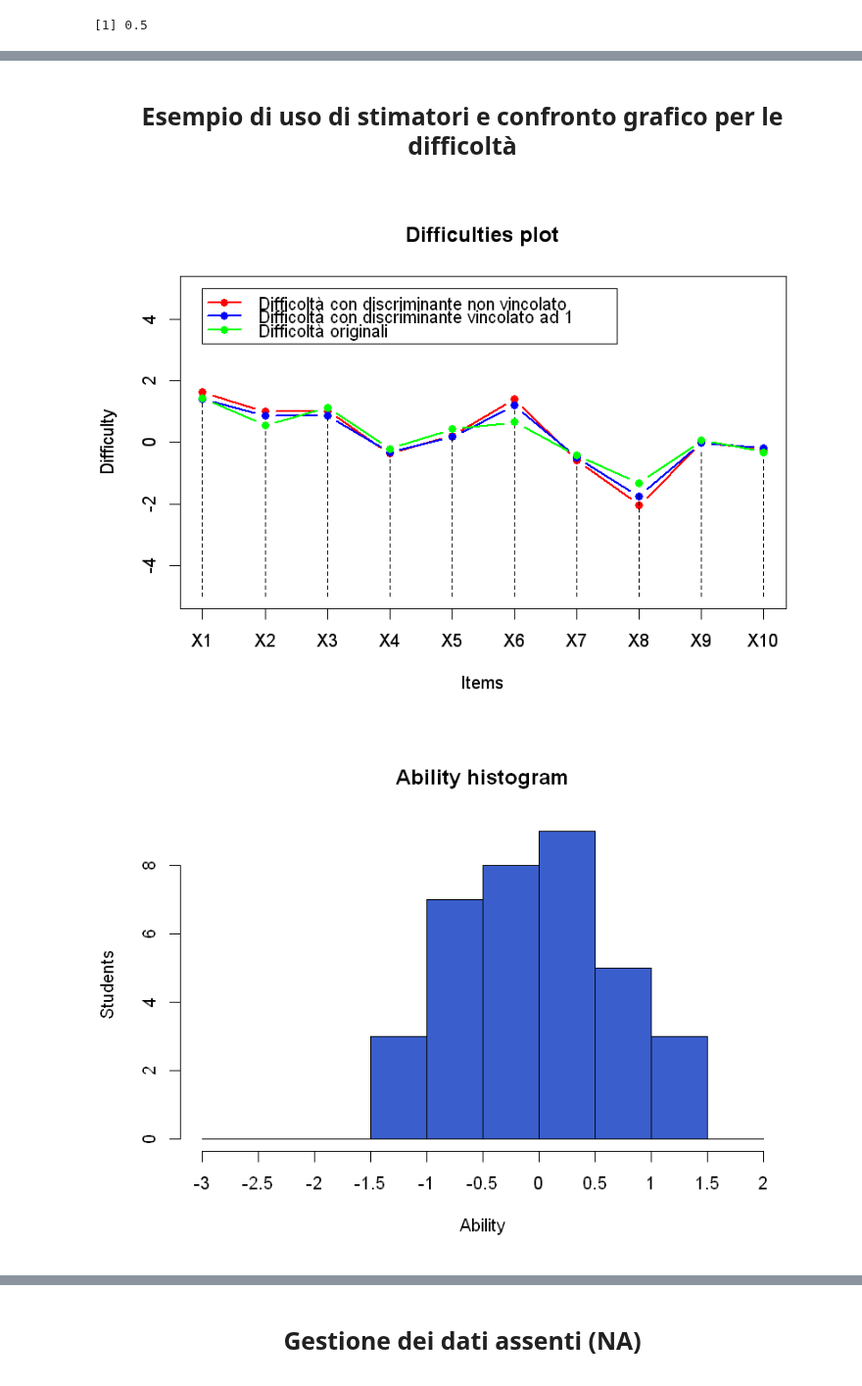
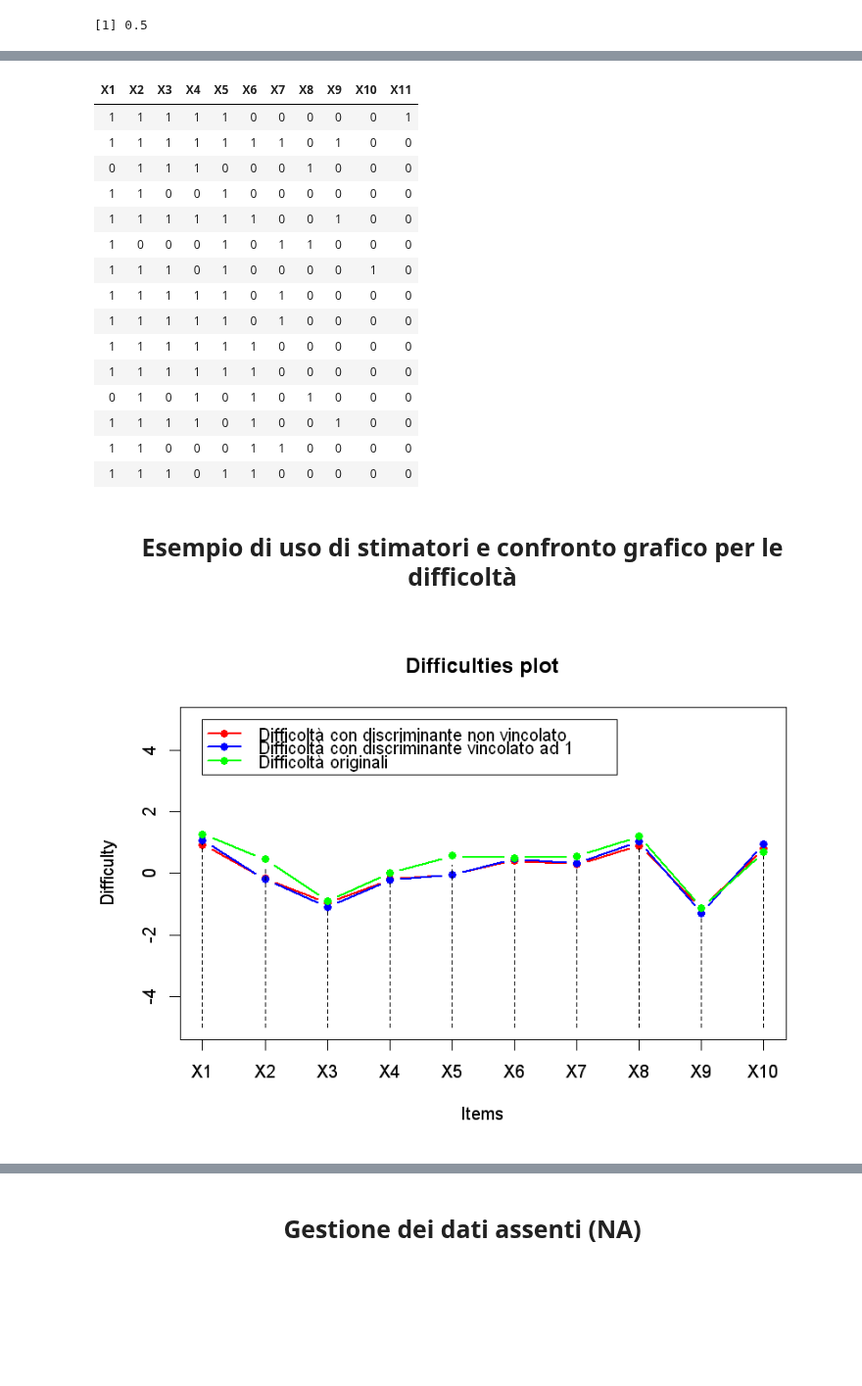
Before and after one commit to MarcoCordoni95/TesiTriennale-ItemResponseTheory, a Jupyter notebook: IRT.ipynb, the cells around one changed output, grey strips where cells are left out. Shown at 98% size. Cells and saved outputs as stored; diff of their text form; code cells hidden in the pictures; blank space fills up the shorter version.

```diff
--- a/IRT.ipynb
+++ b/IRT.ipynb
@@ -93,3 +107,28 @@ showProbabilities(df = cp)
+# %%
+# Se assumessi una abilità costante e un livello di difficoltà crescente otterrei una tabella con
+# un maggior numero di 1 nelle prime colonne perchè è più facile superare gli esercizi
+
+vectDiff <- seq(from = -3, to = 3, by = 0.6)
+vectAbil <- rep(0, times = 15)
+
+generateDichot(diff = vectDiff, abil = vectAbil)
+# %% [output]
+| X1 | X2 | X3 | X4 | X5 | X6 | X7 | X8 | X9 | X10 | X11 |
+| 1 | 1 | 1 | 1 | 1 | 0 | 0 | 0 | 0 | 0 | 1 |
+| 1 | 1 | 1 | 1 | 1 | 1 | 1 | 0 | 1 | 0 | 0 |
+| 0 | 1 | 1 | 1 | 0 | 0 | 0 | 1 | 0 | 0 | 0 |
+| 1 | 1 | 0 | 0 | 1 | 0 | 0 | 0 | 0 | 0 | 0 |
+| 1 | 1 | 1 | 1 | 1 | 1 | 0 | 0 | 1 | 0 | 0 |
+| 1 | 0 | 0 | 0 | 1 | 0 | 1 | 1 | 0 | 0 | 0 |
+| 1 | 1 | 1 | 0 | 1 | 0 | 0 | 0 | 0 | 1 | 0 |
+| 1 | 1 | 1 | 1 | 1 | 0 | 1 | 0 | 0 | 0 | 0 |
+| 1 | 1 | 1 | 1 | 1 | 0 | 1 | 0 | 0 | 0 | 0 |
+| 1 | 1 | 1 | 1 | 1 | 1 | 0 | 0 | 0 | 0 | 0 |
+| 1 | 1 | 1 | 1 | 1 | 1 | 0 | 0 | 0 | 0 | 0 |
+| 0 | 1 | 0 | 1 | 0 | 1 | 0 | 1 | 0 | 0 | 0 |
+| 1 | 1 | 1 | 1 | 0 | 1 | 0 | 0 | 1 | 0 | 0 |
+| 1 | 1 | 0 | 0 | 0 | 1 | 1 | 0 | 0 | 0 | 0 |
+| 1 | 1 | 1 | 0 | 1 | 1 | 0 | 0 | 0 | 0 | 0 |
 # %% [markdown]
 <center>
     <font face="Baskerville Old Face">
@@ -99,40 +143,32 @@ showProbabilities(df = cp)
 # %%
-# Modifico la dimensione dei grafici
-width <- 7
-height <- 5
-sizePlot(width, height)
-
-# Definisco il numero di items, il numero di studenti e quante estrazioni effettuare rispetto al numero di studenti
+# Definisco il numero di items e il numero di studenti
 numItems <- 10
 numStudents <- 35
-bootStrapVal <- 15
 
-# Genero randomicamente difficolà e abilità
+# Definisco quante estrazioni effettuare rispetto al numero di studenti
+bootStrapVal <- 10
+
+# Genero randomicamente difficoltà e abilità
 diff <- rnorm(numItems)
 abil <- rnorm(numStudents)
 
 # Genero i dati
 datiDichot <- generateDichot(diff, abil)
 
 # Bootstrapping
 numExtractions <- bootStrapVal * numStudents
 bottDatiDichot <- bootstrapping(datiDichot, numExtractions)
 
 # Stimo le difficoltà con entrambi i metodi
 difficDichotF <- estimateDifficultiesDichotFreeDiscrim(bottDatiDichot)
 difficDichotO <- estimateDifficultiesDichotOneDiscrim(bottDatiDichot)
 
 # Visualizzo e confronto i grafici relativi alle difficoltà stimate con entrambi i metodi e le difficoltà iniziali
 plotDifficultiesDichot(datiDichot, difficDichotF)
 par(new = TRUE)
 plotDifficultiesDichot(datiDichot, difficDichotO, color = "blue")
 par(new = TRUE)
 plotDifficultiesDichot(datiDichot, diff, color = "green")
 legend(1, 10, legend=c("Difficoltà con discriminante non vincolato", "Difficoltà con discriminante vincolato ad 1", "Difficoltà originali"), col=c("red", "blue", "green"), lty=1, cex=1, lwd=2, pch=16)
-
-# Stimo le abilità e visualizzo il relativo grafico
-abil <- estimateAbilitiesDichot(datiDichot)
-plotAbilitiesDichot(abil, start = -3, end = 2, by = 0.5)
 # %% [output]
-[figure, old version]
+[figure, new version]
-[figure, removed]
```
Also changed, not shown: parts of 18 cells of this notebook.
